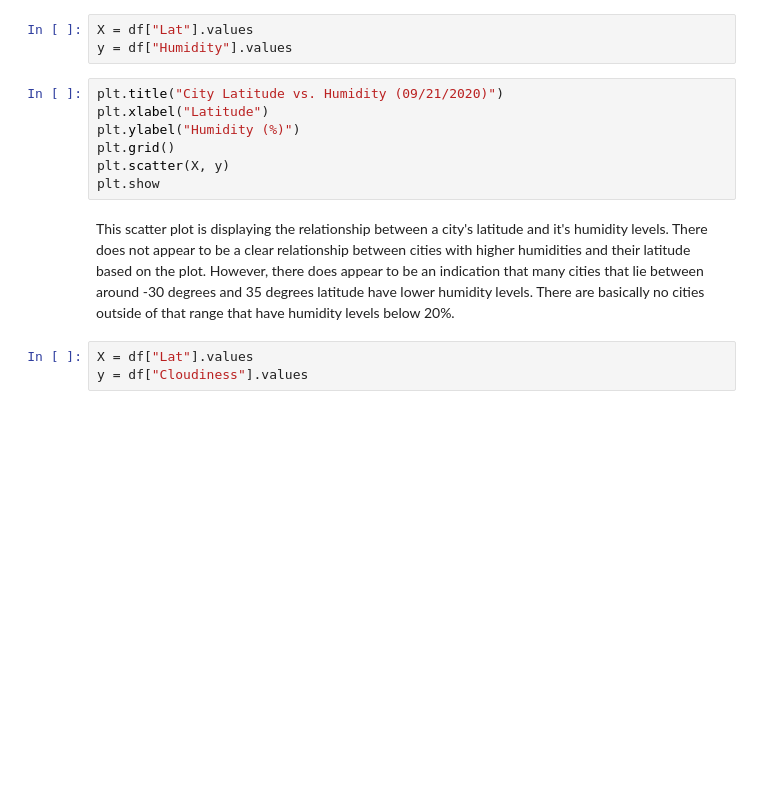
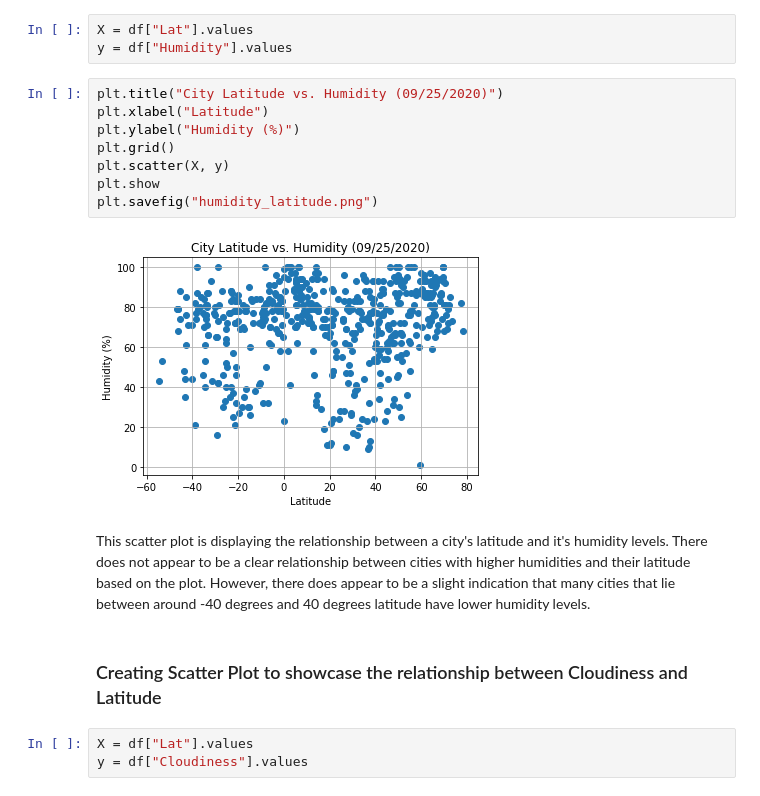
Before and after one commit to Slyssy/python-api-challenge, a Jupyter notebook: WeatherPy/WeatherPy.ipynb, the cells around one changed output. Drawn from its saved outputs; the diff is of its cells as text; blank space fills up the shorter version.

```diff
--- a/WeatherPy/WeatherPy.ipynb
+++ b/WeatherPy/WeatherPy.ipynb
@@ -144,14 +137,19 @@ Here we are examining the relationship between a city's latitude and it's maximu
 X = df["Lat"].values
 y = df["Humidity"].values
 # %%
-plt.title("City Latitude vs. Humidity (09/21/2020)")
+plt.title("City Latitude vs. Humidity (09/25/2020)")
 plt.xlabel("Latitude")
 plt.ylabel("Humidity (%)")
 plt.grid()
 plt.scatter(X, y)
 plt.show
+plt.savefig("humidity_latitude.png")
+# %% [output]
+[figure, added]
 # %% [markdown]
-This scatter plot is displaying the relationship between a city's latitude and it's humidity levels. There does not appear to be a clear relationship between cities with higher humidities and their latitude based on the plot. However, there does appear to be an indication that many cities that lie between around -30 degrees and 35 degrees latitude have lower humidity levels. There are basically no cities outside of that range that have humidity levels below 20%.
+This scatter plot is displaying the relationship between a city's latitude and it's humidity levels. There does not appear to be a clear relationship between cities with higher humidities and their latitude based on the plot. However, there does appear to be a slight indication that many cities that lie between around -40 degrees and 40 degrees latitude have lower humidity levels.
+# %% [markdown]
+### Creating Scatter Plot to showcase the relationship between Cloudiness and Latitude
 # %%
 X = df["Lat"].values
 y = df["Cloudiness"].values
```
Also changed, not shown: parts of 62 cells of this notebook.
